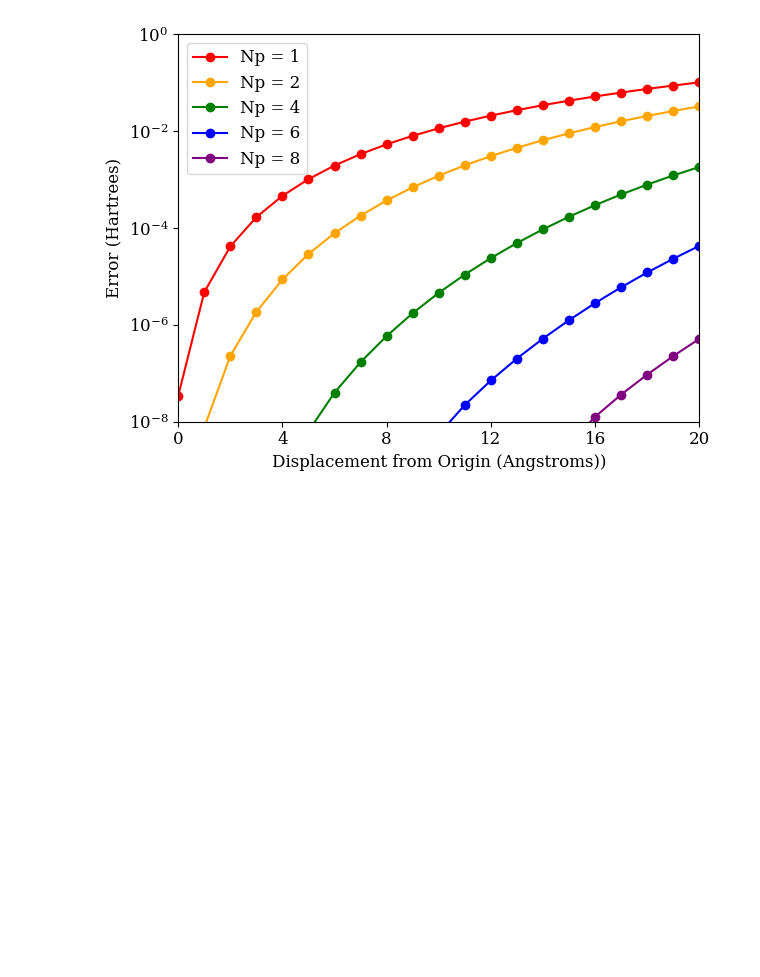
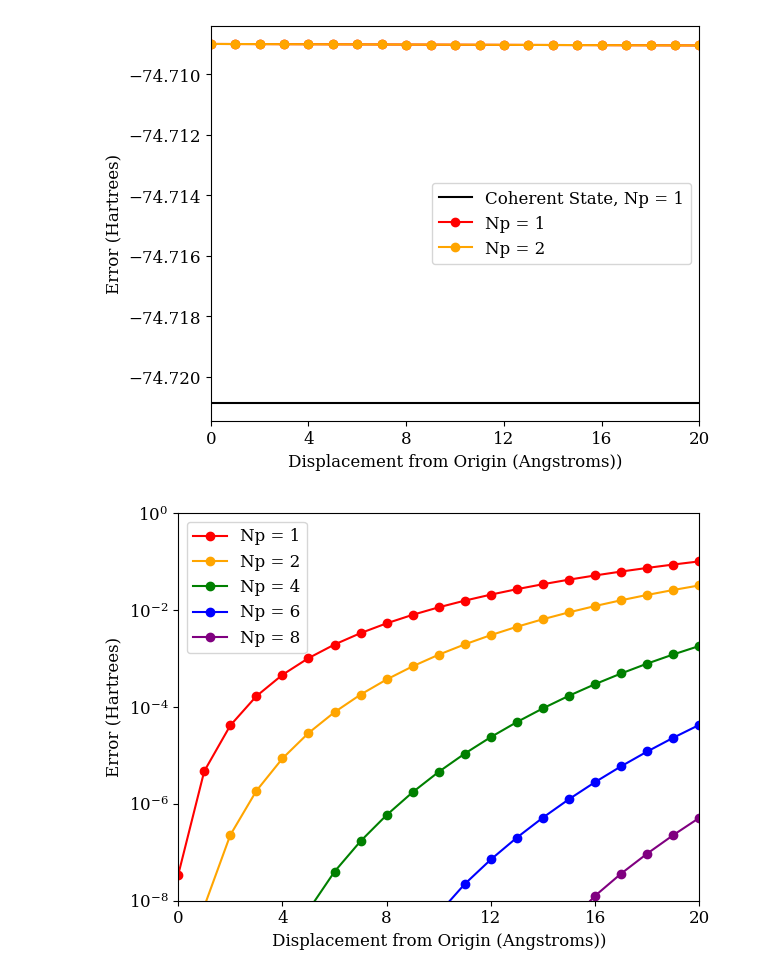
Before and after one commit to boss-bee/data_repository, a Jupyter notebook: json_scripts/H2O_ion_displacement_study.ipynb, the cells around one changed output. Saved outputs shown, nothing was run; the diff lists cells and outputs as text; code cells hidden in the pictures; blank space fills up the shorter version.

```diff
--- a/json_scripts/H2O_ion_displacement_study.ipynb
+++ b/json_scripts/H2O_ion_displacement_study.ipynb
@@ -9,7 +9,10 @@ from matplotlib import rcParams
 rcParams['font.family'] = 'serif'
 rcParams['font.size'] = 12
 # %%
-h2o_dir = "/Users/jfoley19/Code/data_repository/Mapol/H2O_ions/"
+h2o_dir = "/Users/jfoley19/Code/data_repository/Mapol/H2O_ions/qed_fci/"
+
+cas_6_11_dir = "/Users/jfoley19/Code/data_repository/Mapol/H2O_ions/qed_cas/6_11/"
+
 
 cs_1_file = h2o_dir + "H2O+_qed-cas_6-31G_coherent_state_basis_1_8_13_lambda_0.0_0.0_0.01_omega_0.36749303600696764.json"
 pn_1_file = h2o_dir + "H2O+_qed-cas_6-31G_photon_number_basis_1_8_13_lambda_0.0_0.0_0.01_omega_0.36749303600696764.json"
@@ -22,6 +25,12 @@ pn_7_file = h2o_dir + "H2O+_qed-cas_6-31G_photon_number_basis_7_8_13_lambda_0.0_
 pn_8_file = h2o_dir + "H2O+_qed-cas_6-31G_photon_number_basis_8_8_13_lambda_0.0_0.0_0.01_omega_0.36749303600696764.json"
 pn_9_file = h2o_dir + "H2O+_qed-cas_6-31G_photon_number_basis_9_8_13_lambda_0.0_0.0_0.01_omega_0.36749303600696764.json"
 pn_10_file = h2o_dir + "H2O+_qed-cas_6-31G_photon_number_basis_10_8_13_lambda_0.0_0.0_0.01_omega_0.36749303600696764.json"
+
+cs_6_11_1_file = cas_6_11_dir + "H2O+_qed-cas_6-31G_coherent_state_basis_1_6_11_lambda_0.0_0.0_0.01_omega_0.36749303600696764.json"
+cs_6_11_2_file = cas_6_11_dir + "H2O+_qed-cas_6-31G_coherent_state_basis_2_6_11_lambda_0.0_0.0_0.01_omega_0.36749303600696764.json"
+cs_6_11_4_file = cas_6_11_dir + "H2O+_qed-cas_6-31G_coherent_state_basis_4_6_11_lambda_0.0_0.0_0.01_omega_0.36749303600696764.json"
+cs_6_11_6_file = cas_6_11_dir + "H2O+_qed-cas_6-31G_coherent_state_basis_6_6_11_lambda_0.0_0.0_0.01_omega_0.36749303600696764.json"
+cs_6_11_8_file = cas_6_11_dir + "H2O+_qed-cas_6-31G_coherent_state_basis_8_6_11_lambda_0.0_0.0_0.01_omega_0.36749303600696764.json"
 # %%
 
 
@@ -37,6 +46,14 @@ pn_8_data = json.load(open(pn_8_file))
 pn_9_data = json.load(open(pn_9_file))
 pn_10_data = json.load(open(pn_10_file))
 
+cs_6_11_1_data = json.load(open(cs_6_11_1_file))
+cs_6_11_2_data = json.load(open(cs_6_11_2_file))
+cs_6_11_4_data = json.load(open(cs_6_11_4_file))
+cs_6_11_6_data = json.load(open(cs_6_11_6_file))
+cs_6_11_8_data = json.load(open(cs_6_11_8_file))
+
+
+
 cs_1_data = json.load(open(cs_1_file))
 
 pn_1_energy = np.array(pn_1_data["return_result"])
@@ -50,6 +67,14 @@ pn_8_energy = np.array(pn_8_data["return_result"])
 pn_9_energy = np.array(pn_9_data["return_result"])
 pn_10_energy = np.array(pn_10_data["return_result"])
 
+cs_6_11_1_energy = np.array(cs_6_11_1_data["return_result"])
+cs_6_11_2_energy = np.array(cs_6_11_2_data["return_result"])
+cs_6_11_4_energy = np.array(cs_6_11_4_data["return_result"])
+cs_6_11_6_energy = np.array(cs_6_11_6_data["return_result"])
+cs_6_11_8_energy = np.array(cs_6_11_8_data["return_result"])
+
+print(cs_6_11_8_energy)
+
 
 cs_1_energy = np.array(cs_1_data["return_result"])
 
@@ -57,3 +100,21 @@ r_data = np.array(cs_1_data["molecule"]["bond_length"])
+# %%
+plt.plot(r_data, cs_1_energy[:,0], 'black', label="Coherent State, Np = 1")
+plt.plot(r_data, cs_6_11_1_energy[:,0], 'red', marker="o", ms="6", label="Np = 1")
+plt.plot(r_data, cs_6_11_2_energy[:,0], 'orange',  marker="o", ms="6",  label="Np = 2")
+#plt.plot(r_data, pn_3_energy[:,1]-cs_1_energy[:,1], 'purple', linestyle="dashed", label="Np = 3")
+#plt.yscale("log")
+#plt.ylim(10e-9, 10e-1)
+plt.xticks([0,  4,  8,  12, 16, 20])
+plt.xlim(0, 20)
+plt.ylabel("Error (Hartrees)")
+plt.xlabel("Displacement from Origin (Angstroms))")
+plt.legend()
+plt.tight_layout()
+#plt.savefig("H2O2p_631G_FCI_displacement.png", dpi=150)
+plt.show()
+#'black', marker="s", ms="6", mfc='none', label="Converged Ground state")
+# %% [output]
+[figure, added]
 # %%
 #plt.plot(r_data, cs_1_energy[:,1]-cs_1_energy[:,1], 'black', label="Coherent State, Np = 1")
 plt.plot(r_data, pn_1_energy[:,1]-cs_1_energy[:,1], 'red', marker="o", ms="6", label="Np = 1")
```
Also changed, not shown: parts of 1 cell of this notebook, 52 other files.
